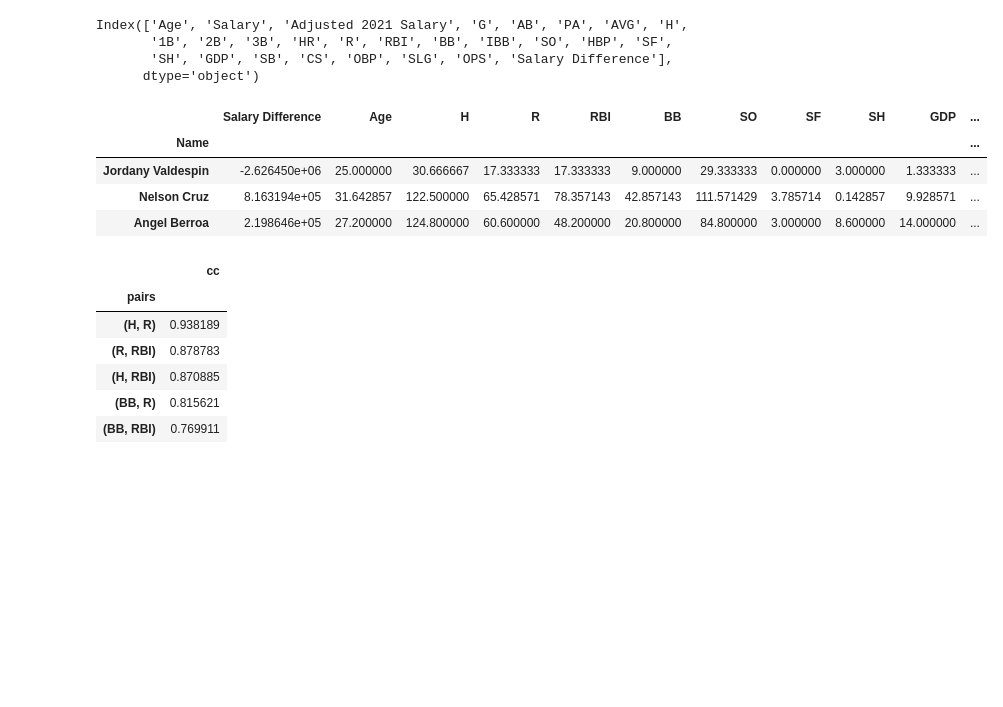
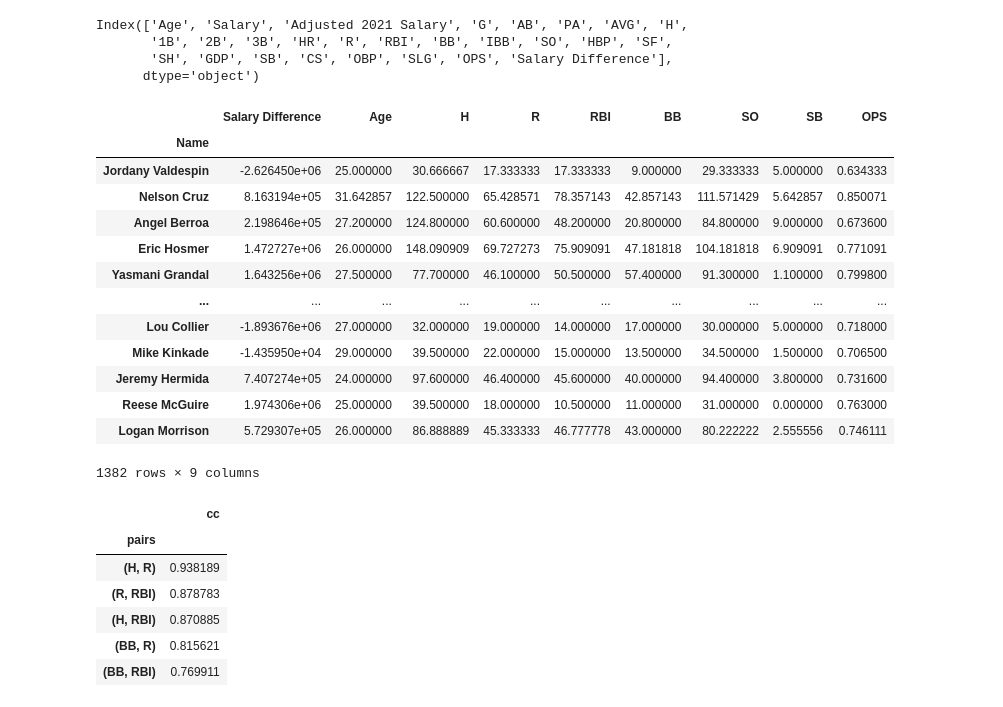
Before and after one commit to eric8395/baseball-analytics, a Jupyter notebook: Modeling Notebooks/Modeling - Batting Basic.ipynb, the cells around one changed output. Cells and saved outputs as stored; diff of their text form; code cells hidden in the pictures; blank space fills up the shorter version.

```diff
--- a/Modeling Notebooks/Modeling - Batting Basic.ipynb
+++ b/Modeling Notebooks/Modeling - Batting Basic.ipynb
@@ -254,17 +253,26 @@ top_features = ['Salary Difference', 'Age', 'H', 'R', 'RBI', 'BB', 'SO',
 # %%
 # feature selection, target variable = 'Adjusted 2021 Salary'
-X = bb_grouped[['Salary Difference', 'Age', 'H', 'R', 'RBI', 'BB', 'SO',
-               'SF', 'SH', 'GDP', 'SB', 'OPS']]
+X = bb_grouped[['Salary Difference', 'Age', 'H', 'R', 'RBI', 'BB', 'SO', 'SB', 'OPS']]
 y = bb_grouped['Adjusted 2021 Salary']
+
 grouped_X_train, grouped_X_test, grouped_y_train, grouped_y_test = train_test_split(X, y, random_state= 42)
 # %%
-grouped_X_train.head(3)
+grouped_X_train
 # %% [output]
-|  | Salary Difference | Age | H | R | RBI | BB | SO | SF | SH | GDP | ... |
-| Name |  |  |  |  |  |  |  |  |  |  | ... |
-| Jordany Valdespin | -2.626450e+06 | 25.000000 | 30.666667 | 17.333333 | 17.333333 | 9.000000 | 29.333333 | 0.000000 | 3.000000 | 1.333333 | ... |
-| Nelson Cruz | 8.163194e+05 | 31.642857 | 122.500000 | 65.428571 | 78.357143 | 42.857143 | 111.571429 | 3.785714 | 0.142857 | 9.928571 | ... |
-| Angel Berroa | 2.198646e+05 | 27.200000 | 124.800000 | 60.600000 | 48.200000 | 20.800000 | 84.800000 | 3.000000 | 8.600000 | 14.000000 | ... |
+|  | Salary Difference | Age | H | R | RBI | BB | SO | SB | OPS |
+| Name |  |  |  |  |  |  |  |  |  |
+| Jordany Valdespin | -2.626450e+06 | 25.000000 | 30.666667 | 17.333333 | 17.333333 | 9.000000 | 29.333333 | 5.000000 | 0.634333 |
+| Nelson Cruz | 8.163194e+05 | 31.642857 | 122.500000 | 65.428571 | 78.357143 | 42.857143 | 111.571429 | 5.642857 | 0.850071 |
+| Angel Berroa | 2.198646e+05 | 27.200000 | 124.800000 | 60.600000 | 48.200000 | 20.800000 | 84.800000 | 9.000000 | 0.673600 |
+| Eric Hosmer | 1.472727e+06 | 26.000000 | 148.090909 | 69.727273 | 75.909091 | 47.181818 | 104.181818 | 6.909091 | 0.771091 |
+| Yasmani Grandal | 1.643256e+06 | 27.500000 | 77.700000 | 46.100000 | 50.500000 | 57.400000 | 91.300000 | 1.100000 | 0.799800 |
+| ... | ... | ... | ... | ... | ... | ... | ... | ... | ... |
+| Lou Collier | -1.893676e+06 | 27.000000 | 32.000000 | 19.000000 | 14.000000 | 17.000000 | 30.000000 | 5.000000 | 0.718000 |
+| Mike Kinkade | -1.435950e+04 | 29.000000 | 39.500000 | 22.000000 | 15.000000 | 13.500000 | 34.500000 | 1.500000 | 0.706500 |
+| Jeremy Hermida | 7.407274e+05 | 24.000000 | 97.600000 | 46.400000 | 45.600000 | 40.000000 | 94.400000 | 3.800000 | 0.731600 |
+| Reese McGuire | 1.974306e+06 | 25.000000 | 39.500000 | 18.000000 | 10.500000 | 11.000000 | 31.000000 | 0.000000 | 0.763000 |
+| Logan Morrison | 5.729307e+05 | 26.000000 | 86.888889 | 45.333333 | 46.777778 | 43.000000 | 80.222222 | 2.555556 | 0.746111 |
+1382 rows × 9 columns
 # %%
 X_train_corr_df = X_train.corr().abs().stack().reset_index().sort_values(0, ascending=False)
 
```
Also changed, not shown: parts of 36 cells of this notebook, 4 other files.
